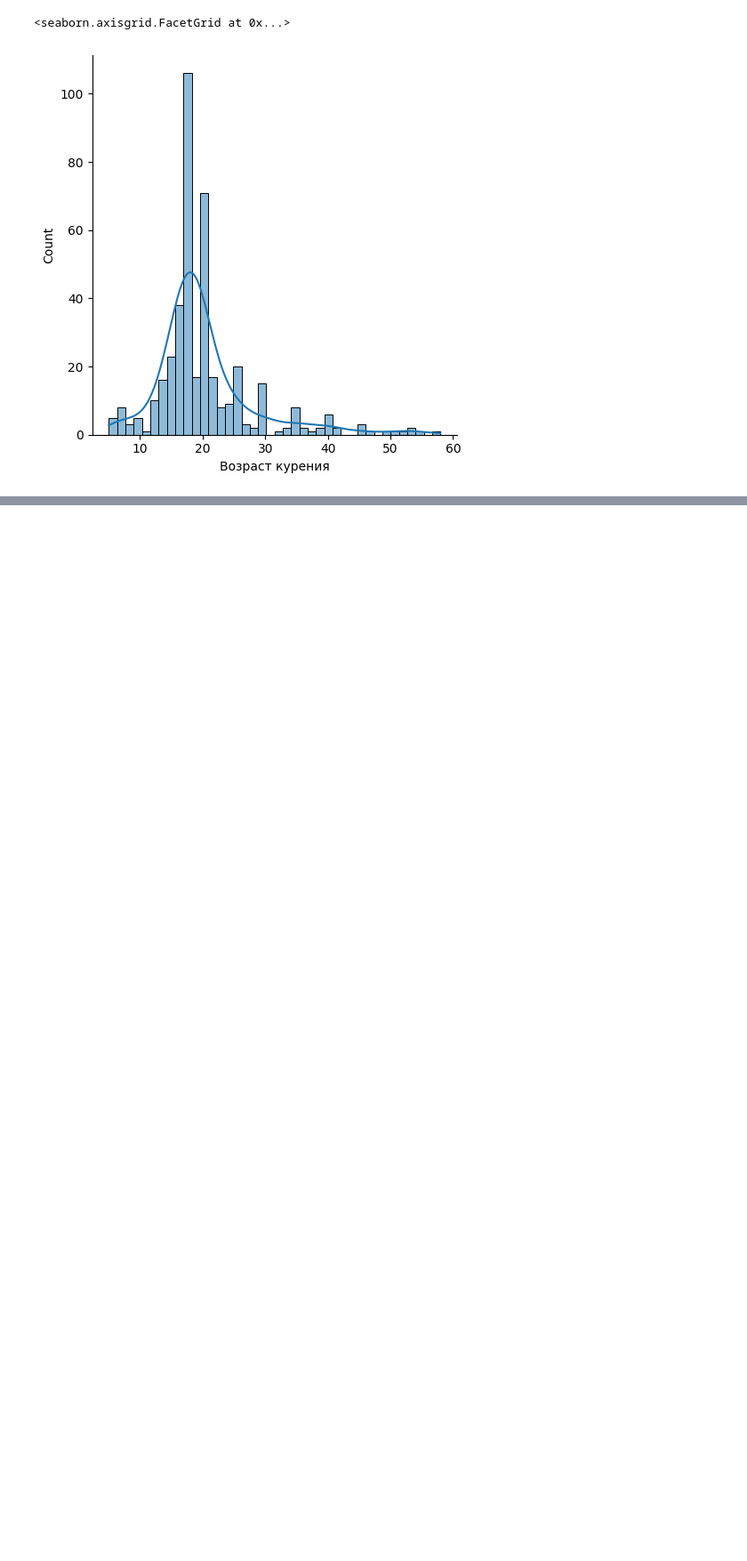
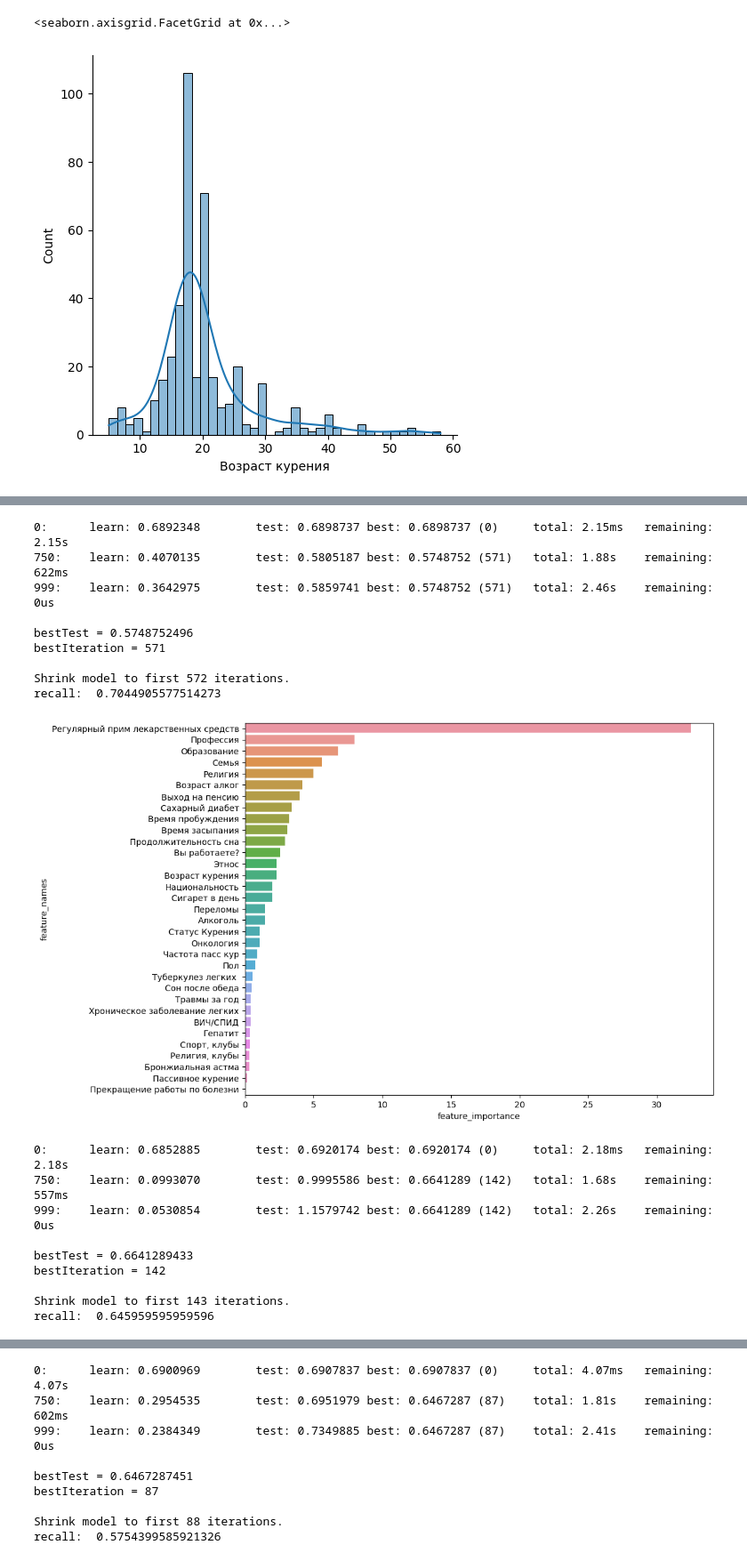
Before and after one commit to eugineerd/datascience-lab-1, a Jupyter notebook: notebooks/exploration.ipynb, the cells around one changed output, grey strips where cells are left out. Shown: that part at 89% size. Saved outputs shown, nothing was run; the diff lists cells and outputs as text; code cells hidden in the pictures; blank space fills up the shorter version.

```diff
--- a/notebooks/exploration.ipynb
+++ b/notebooks/exploration.ipynb
@@ -273,0 +260,69 @@ weighted avg       0.76      0.87      0.81       191
+# %%
+# Shamelessly stolen from Dmitri Sokolov's submission
+
+import matplotlib.pyplot as plt
+from sklearn.metrics import recall_score
+import numpy as np
+
+val_preds = []
+val_probas = []
+test_preds = []
+test_probas = []
+recall_all = []
+
+def plot_feature_importance(importance, names):
+    feature_importance = np.array(importance)
+    feature_names = np.array(names)
+
+    data={'feature_names':feature_names,'feature_importance':feature_importance}
+    fi_df = pd.DataFrame(data)
+    fi_df.sort_values(by=['feature_importance'], ascending=False,inplace=True)
+    plt.figure(figsize=(10,8))
+    sns.barplot(x=fi_df['feature_importance'], y=fi_df['feature_names'])
+    plt.show()
+
+for i in range(0,5):
+    train_pool = catboost.Pool(X_train, y_train.iloc[:, i], cat_features=cat_features)
+    val_pool = catboost.Pool(X_test, y_test.iloc[:, i], cat_features=cat_features)
+    # test_pool = catboost.Pool(test, cat_features=cat_features)
+
+    base_model = catboost.CatBoostClassifier(iterations=1000, random_seed=43, custom_metric=['Recall'], auto_class_weights='Balanced', \
+                                   depth=4, rsm=1, random_strength=1, l2_leaf_reg=1, learning_rate=0.015)
+    base_model.fit(train_pool, verbose=750, eval_set=val_pool, use_best_model=True)
+
+    val_pred = base_model.predict(val_pool)
+    val_proba = base_model.predict_proba(val_pool)
+    val_probas.append(val_proba)
+    recall = recall_score(y_test.iloc[:, i].values, val_pred , average='macro')
+    recall_all.append(recall)
+    print('recall: ', recall)
+    val_preds.append(val_pred)
+
+    # test_pred = base_model.predict(test_pool)
+    # test_proba = base_model.predict_proba(test_pool)
+    # test_preds.append(test_pred)
+    # test_probas.append(test_proba)
+
+    plot_feature_importance(base_model.get_feature_importance(), X_train.columns)
+
+    plt.show()
+# %% [output]
+0:      learn: 0.6892348        test: 0.6898737 best: 0.6898737 (0)     total: 2.15ms   remaining: 2.15s
+750:    learn: 0.4070135        test: 0.5805187 best: 0.5748752 (571)   total: 1.88s    remaining: 622ms
+999:    learn: 0.3642975        test: 0.5859741 best: 0.5748752 (571)   total: 2.46s    remaining: 0us
+
+bestTest = 0.5748752496
+bestIteration = 571
+
+Shrink model to first 572 iterations.
+recall:  0.7044905577514273
+[figure, added]
+0:      learn: 0.6852885        test: 0.6920174 best: 0.6920174 (0)     total: 2.18ms   remaining: 2.18s
+750:    learn: 0.0993070        test: 0.9995586 best: 0.6641289 (142)   total: 1.68s    remaining: 557ms
+999:    learn: 0.0530854        test: 1.1579742 best: 0.6641289 (142)   total: 2.26s    remaining: 0us
+
+bestTest = 0.6641289433
+bestIteration = 142
+
+Shrink model to first 143 iterations.
+recall:  0.645959595959596
@@ -273,0 +330,9 @@ weighted avg       0.76      0.87      0.81       191
+0:      learn: 0.6900969        test: 0.6907837 best: 0.6907837 (0)     total: 4.07ms   remaining: 4.07s
+750:    learn: 0.2954535        test: 0.6951979 best: 0.6467287 (87)    total: 1.81s    remaining: 602ms
+999:    learn: 0.2384349        test: 0.7349885 best: 0.6467287 (87)    total: 2.41s    remaining: 0us
+
+bestTest = 0.6467287451
+bestIteration = 87
+
+Shrink model to first 88 iterations.
+recall:  0.5754399585921326
```
Also changed, not shown: parts of 18 cells of this notebook.
